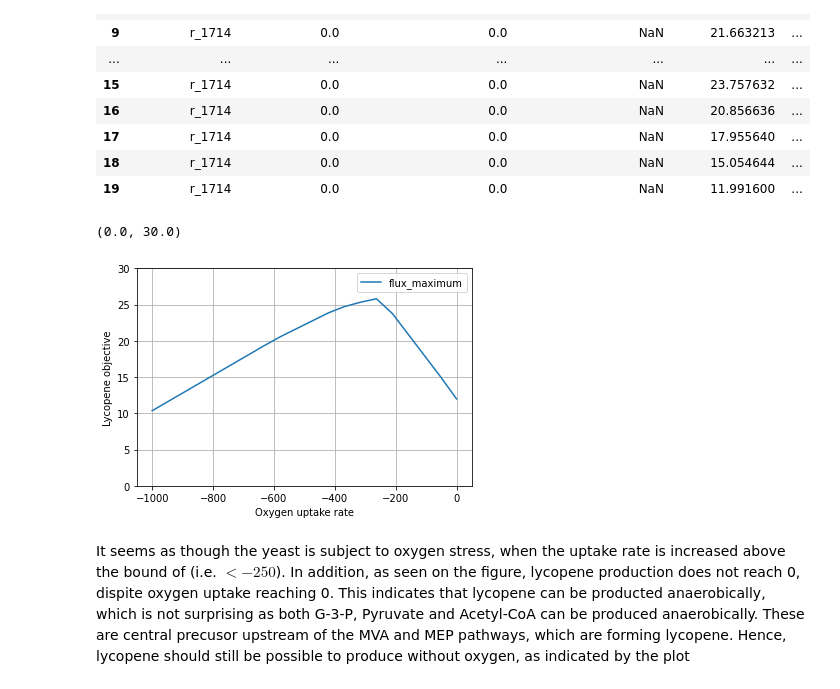
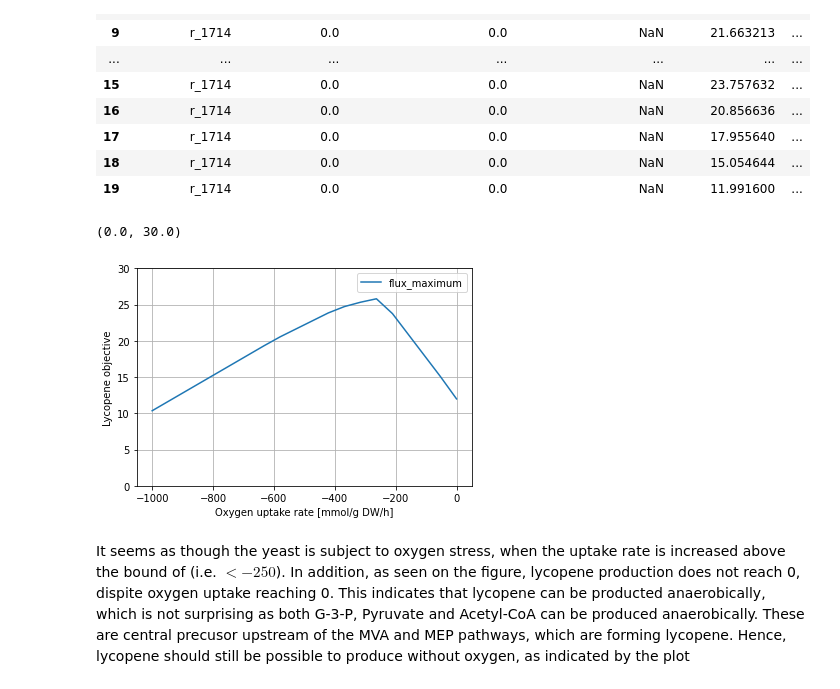
Before and after one commit to 27410/group-assignment-2021-Group-69420-lycopene-production-in-S.cerevisiae, a Jupyter notebook: 04_phenotype_phase_plane_analysis.ipynb, the cells around one changed output. Cells and saved outputs as stored; diff of their text form; code cells hidden in the pictures.

Commit message:
Polishing plots in phase planes

```diff
--- a/04_phenotype_phase_plane_analysis.ipynb
+++ b/04_phenotype_phase_plane_analysis.ipynb
@@ -165,10 +165,11 @@ ppp_lyco_vs_o2
 | 18 | r_1714 | 0.0 | 0.0 | NaN | 15.054644 | ... |
 | 19 | r_1714 | 0.0 | 0.0 | NaN | 11.991600 | ... |
 # %%
-ppp_lyco_vs_o2.plot(x='r_1992', y='flux_maximum', xlabel="Oxygen uptake rate [mmol/g DW/h]", ylabel="Lycopene objective", grid=True).set_ylim(0,30)
+ppp_lyco_vs_o2.plot(x='r_1992', y='flux_maximum', xlabel="Oxygen uptake rate [mmol/g DW/h]",
+                    ylabel="Lycopene objective", grid=True).set_ylim(0,30)
 # %% [output]
 (0.0, 30.0)
-[figure, old version]
+[figure, new version]
 # %% [markdown]
 It seems as though the yeast is subject to oxygen stress, when the uptake rate is increased above the bound of (i.e. $<-250$).
 In addition, as seen on the figure, lycopene production does not reach 0, dispite oxygen uptake reaching 0. This indicates that lycopene can be producted anaerobically, which is not surprising as both G-3-P, Pyruvate and Acetyl-CoA can be produced anaerobically. These are central precusor upstream of the MVA and MEP pathways, which are forming lycopene. Hence, lycopene should still be possible to produce without oxygen, as indicated by the plot
```
Also changed, not shown: parts of 2 cells of this notebook.
